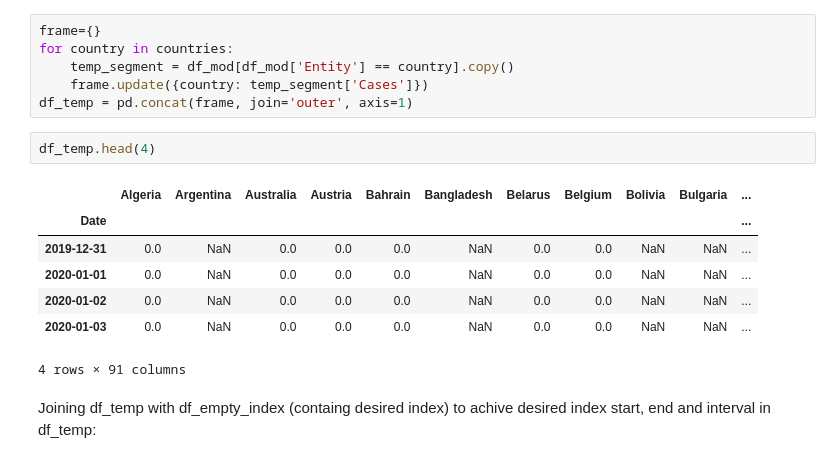
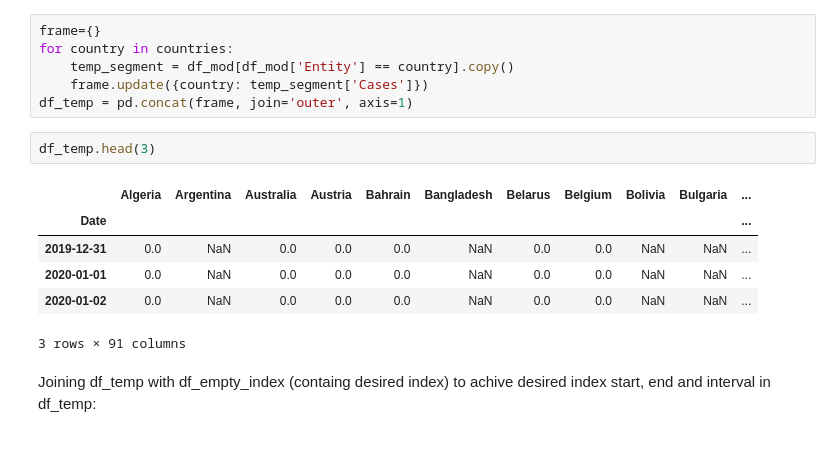
Before and after one commit to anweei/Covid-forecasting, a Jupyter notebook: new_version/pre_processing/preprocessing.ipynb, the cells around one changed output. Drawn from its saved outputs; the diff is of its cells as text.

```diff
--- a/new_version/pre_processing/preprocessing.ipynb
+++ b/new_version/pre_processing/preprocessing.ipynb
@@ -107,15 +98,14 @@ for country in countries:
     frame.update({country: temp_segment['Cases']})
 df_temp = pd.concat(frame, join='outer', axis=1)
 # %%
-df_temp.head(4)
+df_temp.head(3)
 # %% [output]
 |  | Algeria | Argentina | Australia | Austria | Bahrain | Bangladesh | Belarus | Belgium | Bolivia | Bulgaria | ... |
 | Date |  |  |  |  |  |  |  |  |  |  | ... |
 | 2019-12-31 | 0.0 | NaN | 0.0 | 0.0 | 0.0 | NaN | 0.0 | 0.0 | NaN | NaN | ... |
 | 2020-01-01 | 0.0 | NaN | 0.0 | 0.0 | 0.0 | NaN | 0.0 | 0.0 | NaN | NaN | ... |
 | 2020-01-02 | 0.0 | NaN | 0.0 | 0.0 | 0.0 | NaN | 0.0 | 0.0 | NaN | NaN | ... |
-| 2020-01-03 | 0.0 | NaN | 0.0 | 0.0 | 0.0 | NaN | 0.0 | 0.0 | NaN | NaN | ... |
-4 rows × 91 columns
+3 rows × 91 columns
 # %% [markdown]
 Joining df_temp with df_empty_index (containg desired index) to achive desired index start, end and interval in df_temp:
 # %%
```
Also changed, not shown: parts of 35 cells of this notebook, 3 other files.
